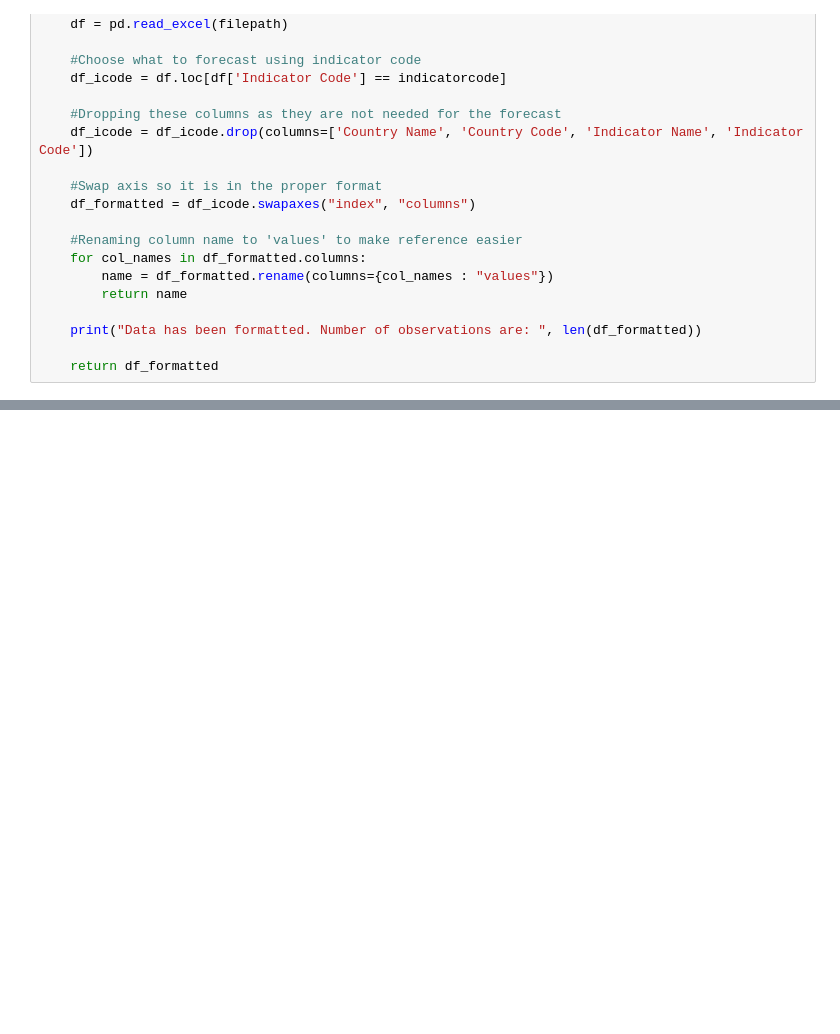
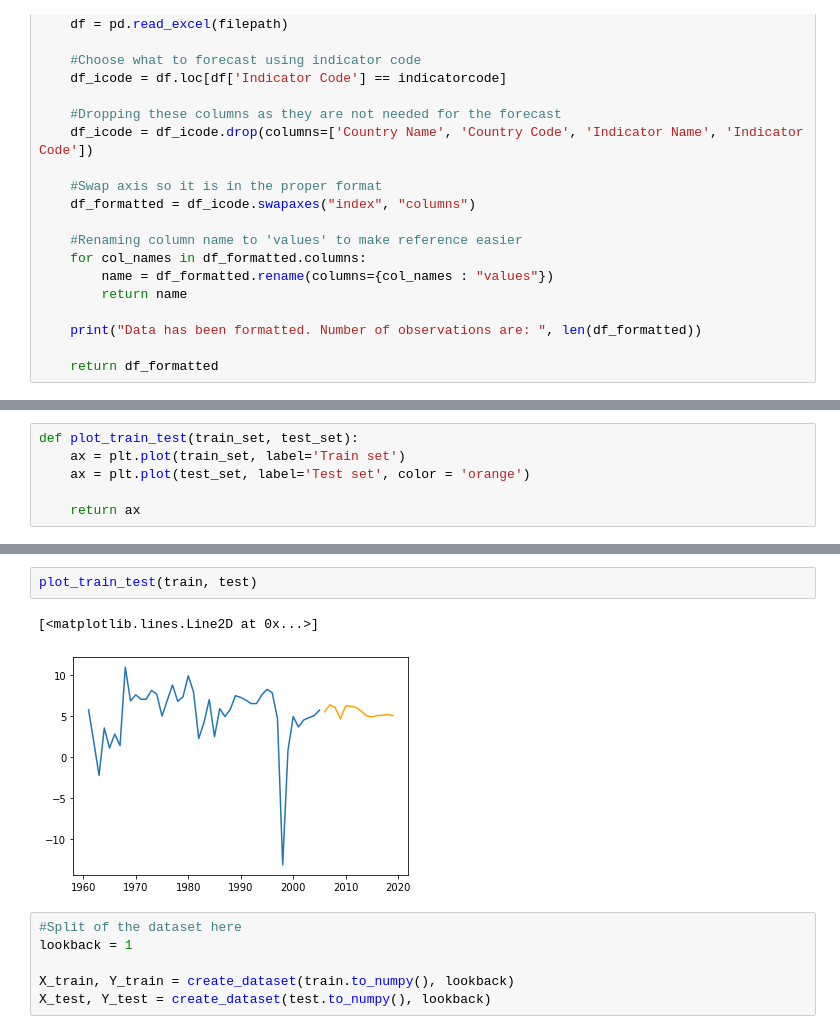
Before and after one commit to FarhanHabibie/UG-Project-Farhan, a Jupyter notebook: XGBoost Forecast.ipynb, the cells around one changed output, grey strips where cells are left out. Cells and saved outputs as stored; diff of their text form; blank space fills up the shorter version.

```diff
--- a/XGBoost Forecast.ipynb
+++ b/XGBoost Forecast.ipynb
@@ -86,0 +70,6 @@ def laggedMethod(data, n_in=1, n_out=1, dropnan=True):
+# %%
+def plot_train_test(train_set, test_set):
+    ax = plt.plot(train_set, label='Train set')
+    ax = plt.plot(test_set, label='Test set', color = 'orange')
+
+    return ax
@@ -90,0 +115,11 @@ supervisedData = laggedMethod(data, 10)
+# %%
+plot_train_test(train, test)
+# %% [output]
+[<matplotlib.lines.Line2D at 0x...>]
+[figure, added]
+# %%
+#Split of the dataset here
+lookback = 1
+
+X_train, Y_train = create_dataset(train.to_numpy(), lookback)
+X_test, Y_test = create_dataset(test.to_numpy(), lookback)
```
Also changed, not shown: parts of 16 cells of this notebook.
